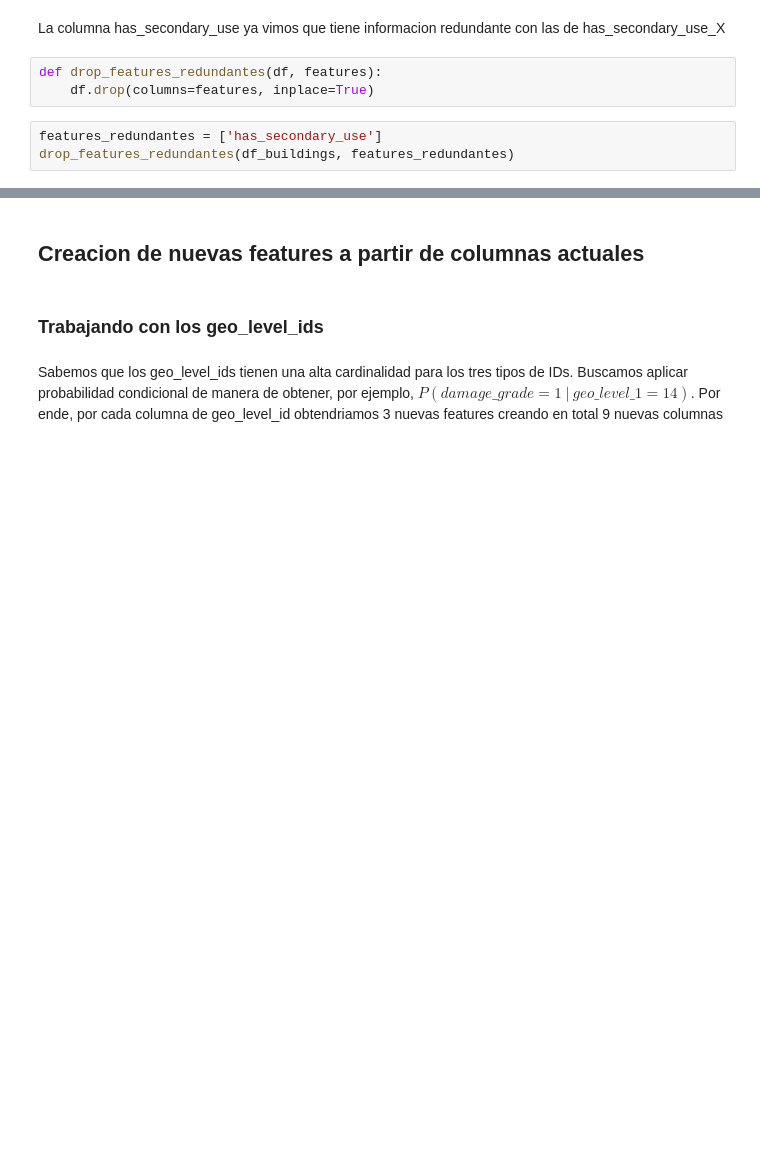
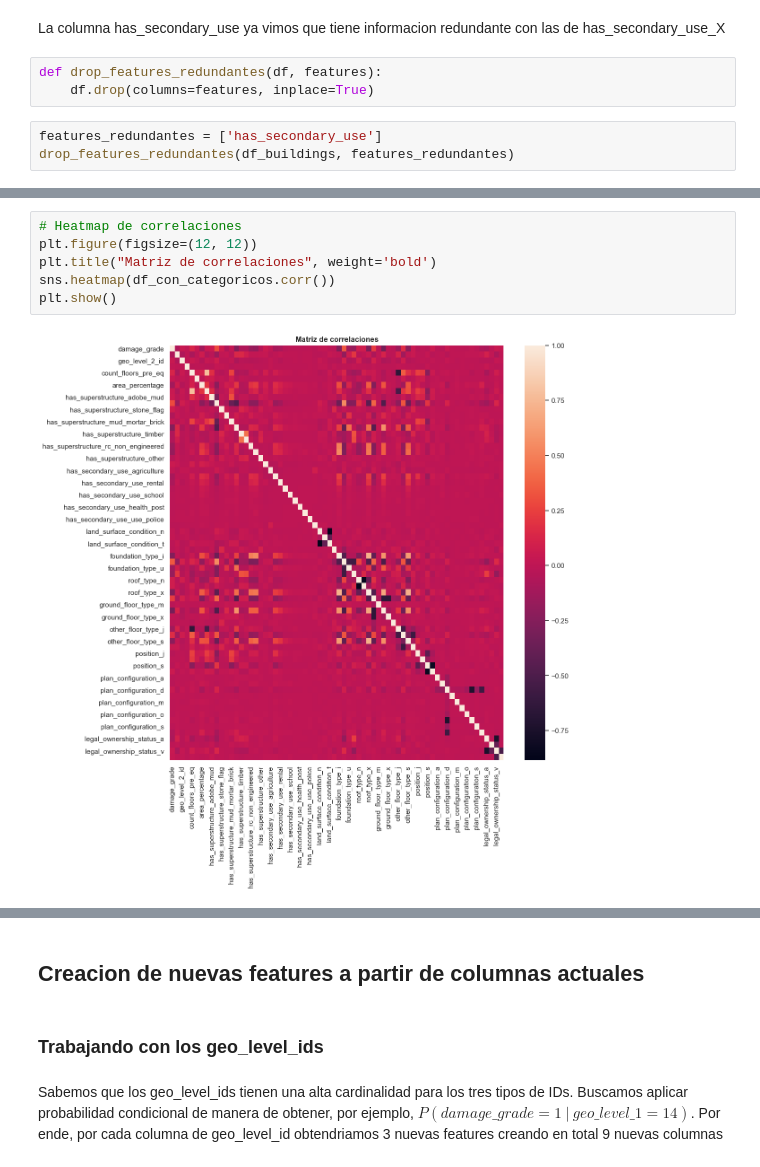
Before and after one commit to FacuMastri/richters-predictor-earthquake, a Jupyter notebook: tp2/feature-engineering.ipynb, the cells around one changed output, grey strips where cells are left out. Cells and saved outputs as stored; diff of their text form; blank space fills up the shorter version.

```diff
--- a/tp2/feature-engineering.ipynb
+++ b/tp2/feature-engineering.ipynb
@@ -101,0 +118,8 @@ drop_features_redundantes(df_buildings, features_redundantes)
+# %%
+# Heatmap de correlaciones
+plt.figure(figsize=(12, 12))
+plt.title("Matriz de correlaciones", weight='bold')
+sns.heatmap(df_con_categoricos.corr())
+plt.show()
+# %% [output]
+[figure, added]
```
Also changed, not shown: parts of 10 cells of this notebook, 1 other file.
